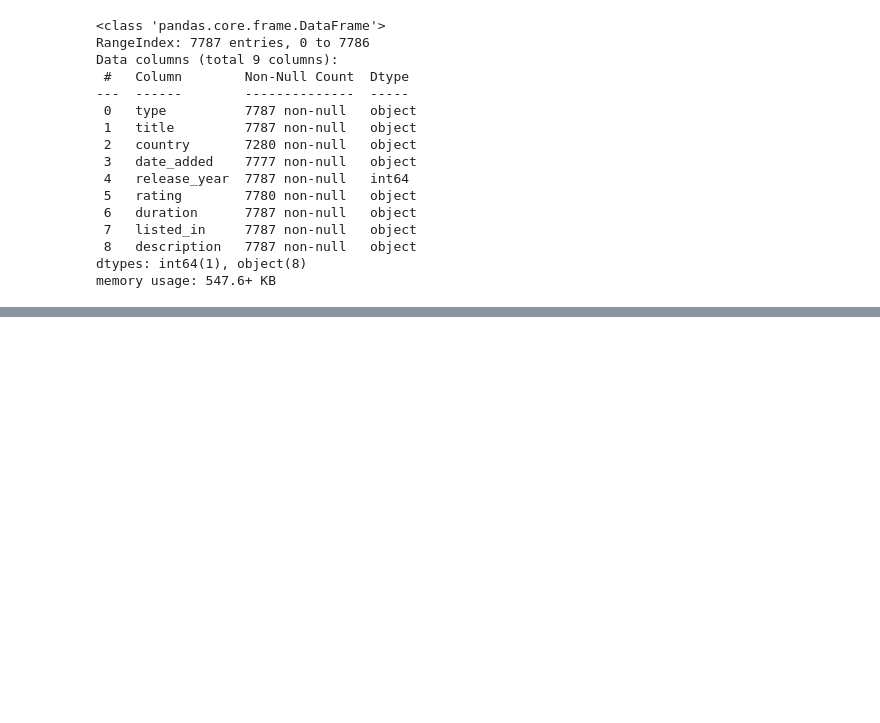
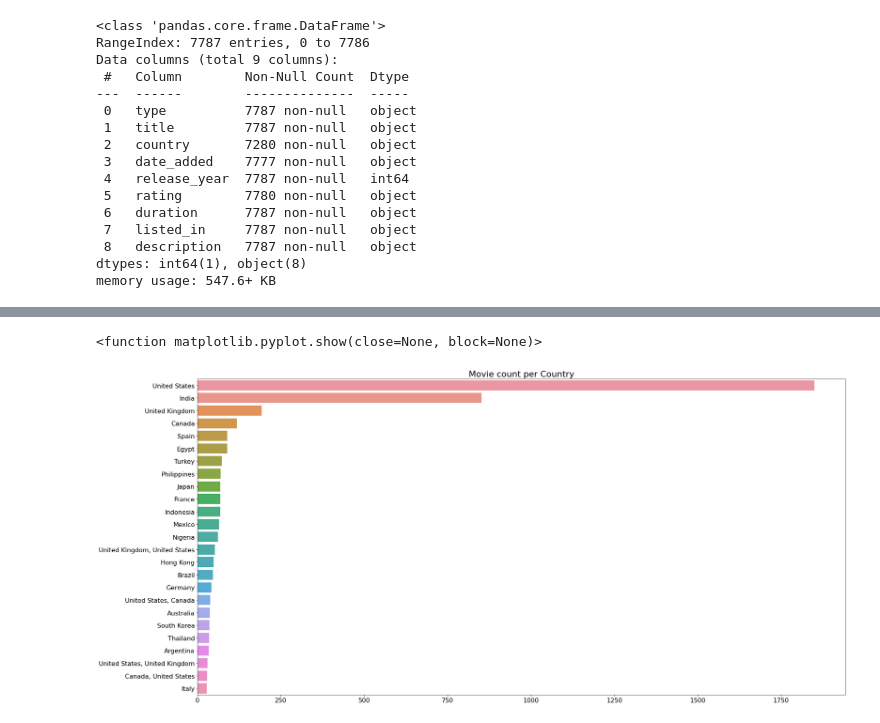
Before and after one commit to avgcam/netflix-eda, a Jupyter notebook: netflix_eda.ipynb, the cells around one changed output, grey strips where cells are left out. Drawn from its saved outputs; the diff is of its cells as text; code cells hidden in the pictures; blank space fills up the shorter version.

```diff
--- a/netflix_eda.ipynb
+++ b/netflix_eda.ipynb
@@ -83,0 +110,11 @@ tv_shows = clean_df.loc[clean_df.type == 'TV Show']
+# %%
+movie_country = movies['country'].value_counts()[movies['country'].value_counts(normalize=True)>0.005]
+# %%
+plt.figure(figsize = (30,15))
+plt.title('Movie count per Country', fontsize=22)
+plt.tick_params(labelsize = 16)
+sb.barplot(y = movie_country.index, x = movie_country.values)
+plt.show
+# %% [output]
+<function matplotlib.pyplot.show(close=None, block=None)>
+[figure, added]
```
Also changed, not shown: parts of 3 cells of this notebook.
